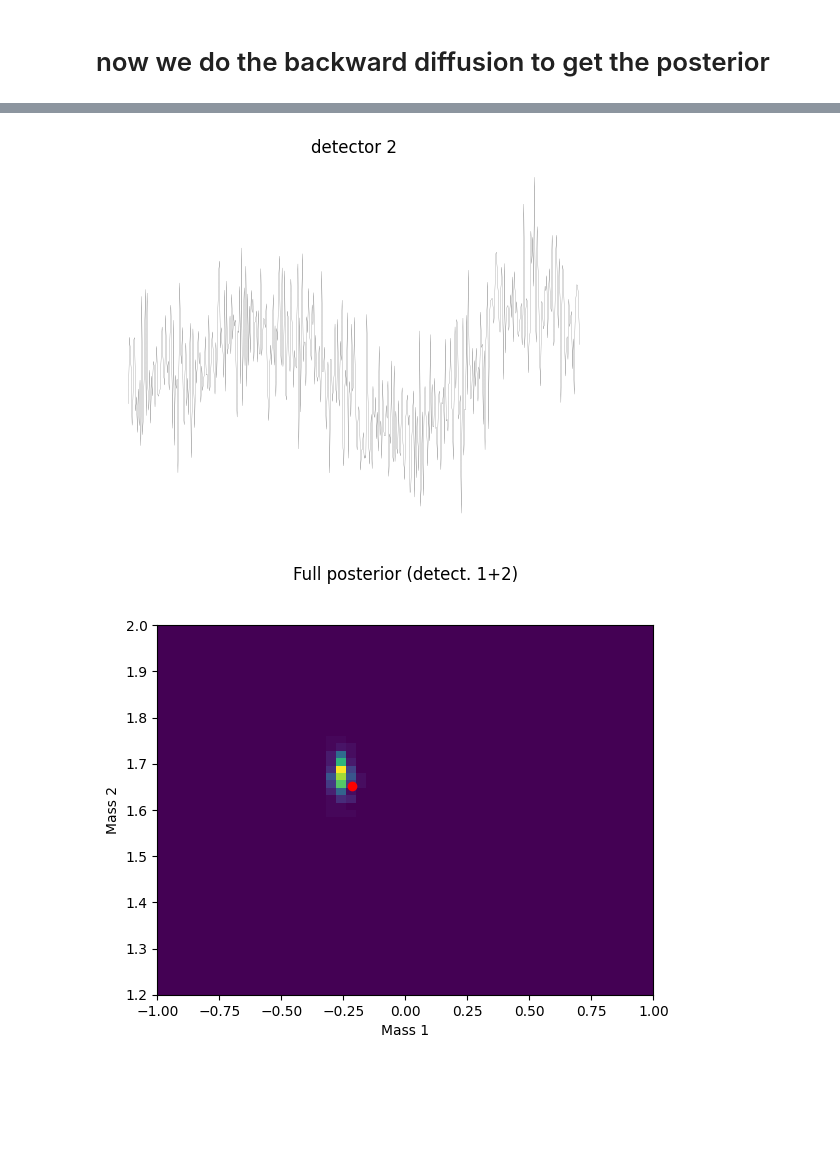
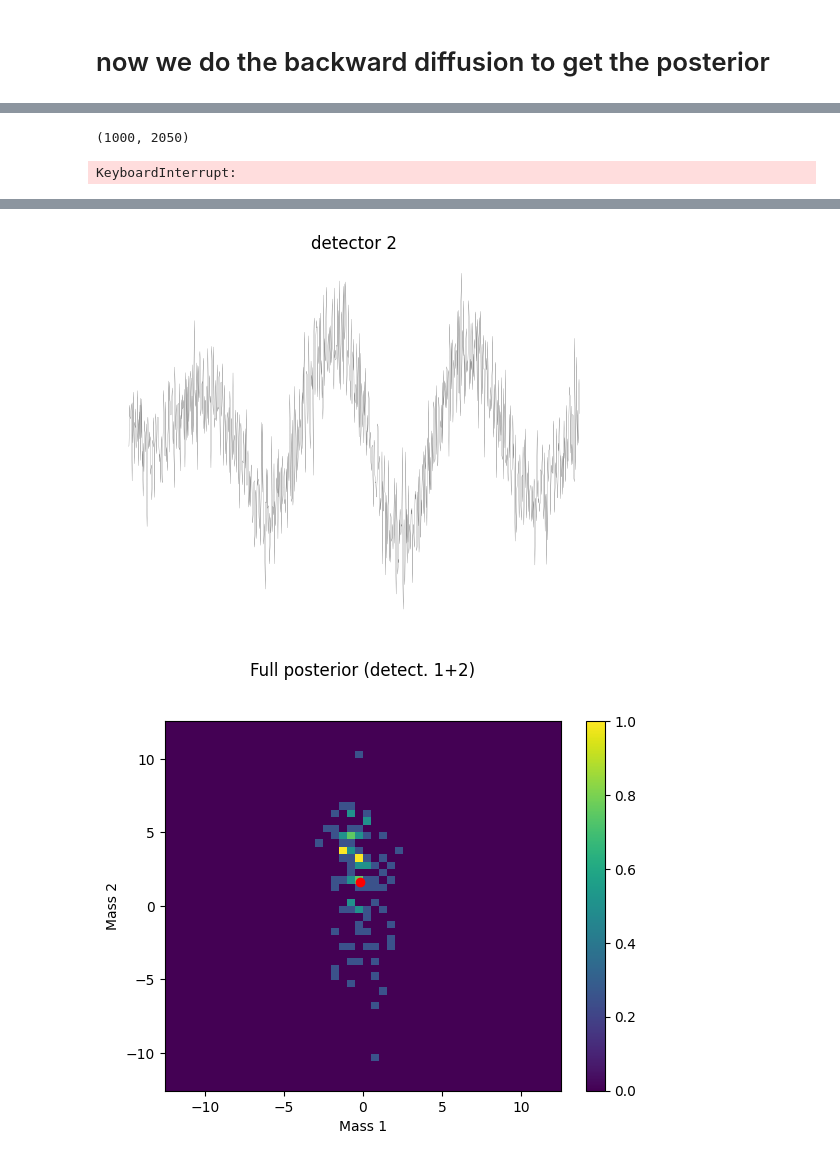
Before and after one commit to aurelio-amerio/simformer, a Jupyter notebook: test_basemodel.ipynb, the cells around one changed output, grey strips where cells are left out. Cells and saved outputs as stored; diff of their text form; code cells hidden in the pictures; blank space fills up the shorter version.

```diff
--- a/test_basemodel.ipynb
+++ b/test_basemodel.ipynb
@@ -286,8 +287,8 @@ KeyboardInterrupt:
 # %%
 params = jax.tree_map(lambda x: x[0], replicated_params)
 # %%
-jnp.save("only_post_params.pt", params)
-# params = jnp.load("only_post_params.pt.npy", allow_pickle=True).item()
+#jnp.save("only_post_params.pt", params)
+params = jnp.load("only_post_params.pt.npy", allow_pickle=True).item()
 # %%
 end_mean = sde.marginal_mean(jnp.array(1.0))[None, ...]
 end_mean = jax.device_put(end_mean, jax.devices()[0])
@@ -336,11 +337,11 @@ nobs = 100
 
 rng = jax.random.PRNGKey(420)
 rng, key = jax.random.split(rng)
-x1 = np.linspace(0, 2*np.pi, npoints).reshape(1,-1)
-x2 = np.linspace(0, 2*np.pi, npoints).reshape(1,-1)
+x1 = np.linspace(0, 4*np.pi, npoints).reshape(1,-1)
+x2 = np.linspace(0, 4*np.pi, npoints).reshape(1,-1)
 thetas_test = jax.random.normal(key, (nobs,2))+0.2
-noise1 = jax.random.normal(key, (nobs,npoints))*0.2
-noise2 = jax.random.normal(key, (nobs,npoints))*0.5
+noise1 = jax.random.normal(key, (nobs,npoints))*0.3
+noise2 = jax.random.normal(key, (nobs,npoints))*0.3
 
 xs1 = wavefun(thetas_test[:,0:1], thetas_test[:,1:2],x1) + noise1
 xs2 = wavefun(thetas_test[:,0:1], thetas_test[:,1:2],x2) + noise2
@@ -371,10 +372,16 @@ Array([-0.418,  1.453], dtype=float32)
 # %%
-sample = sample_fn(jax.random.PRNGKey(0), (500,), node_id, condition_mask, x_o)
+sample = jnp.concatenate([sample_fn(jax.random.PRNGKey(0), (100,), node_id, condition_mask, x_o) for i in range(10)],axis=0)
+# %%
+sample.shape
+# %% [output]
+(1000, 2050)
 # %%
 x_o_dict = unravel(x_o)
 # %%
-sample_partial1 = sample_fn(jax.random.PRNGKey(1), (500,), node_id, condition_mask, x_o, edge_mask=edge_mask1)
-sample_partial2 = sample_fn(jax.random.PRNGKey(2), (500,), node_id, condition_mask, x_o, edge_mask=edge_mask2)
+sample_partial1 = jnp.concatenate([sample_fn(jax.random.PRNGKey(1), (100,), node_id, condition_mask, x_o, edge_mask=edge_mask1) for i in range(10)],axis=0)
+sample_partial2 = jnp.concatenate([sample_fn(jax.random.PRNGKey(2), (100,), node_id, condition_mask, x_o, edge_mask=edge_mask2) for i in range(10)],axis=0)
+# %% [output]
+KeyboardInterrupt:
 # %%
 sample = jax.device_put(sample, jax.devices("gpu")[0])
 sample_partial1 = jax.device_put(sample_partial1, jax.devices("gpu")[0])
@@ -391,8 +398,10 @@ import matplotlib.gridspec as gridspec
 # bins1 = np.linspace(-np.pi, np.pi, 101)
 # bins2 = np.linspace(0, np.pi, 101)
 
-xlim = [-1,1]
-ylim=[1.2,2.0]
+#xlim = [-1,1]
+#ylim=[1.2,2.0]
+xlim = [-4*np.pi,4*np.pi]
+ylim=[-4*np.pi,4*np.pi]
 
 bins1 = np.linspace(*xlim, 51)
 bins2 = np.linspace(*ylim, 51)
@@ -409,8 +418,9 @@ plt.axis("off")
 plt.show()
 
 
-plt.hist2d(thetas_sampled[:, 0], thetas_sampled[:, 1], bins=[bins1,bins2], density=True)
+plt.hist2d(thetas_sampled[:, 0], thetas_sampled[:, 1], bins=[bins1,bins2], density=False)
 plt.scatter(theta_true[:,0], theta_true[:,1], color="red")
+plt.colorbar()
 # ax1.scatter(theta_true[:,0], theta_true[:,1], color="red")
 plt.title("Full posterior (detect. 1+2)", y=1.1)
 plt.xlabel("Mass 1")
@@ -422,7 +432,7 @@ plt.ylim(ylim)
 plt.show()
 
 
-plt.hist2d(thetas_partial1[:, 0], thetas_partial1[:, 1], bins=[bins1,bins2], density=True)
+plt.hist2d(thetas_partial1[:, 0], thetas_partial1[:, 1], bins=[bins1,bins2], density=False)
 plt.scatter(theta_true[:,0], theta_true[:,1], color="red")
 plt.xlabel("Mass 1")
 plt.ylabel("Mass 2")
@@ -434,7 +444,7 @@ plt.ylim(ylim)
 plt.show()
 
 
-plt.hist2d(thetas_partial2[:, 0], thetas_partial2[:, 1], bins=[bins1,bins2], density=True)
+plt.hist2d(thetas_partial2[:, 0], thetas_partial2[:, 1], bins=[bins1,bins2], density=False)
 plt.scatter(theta_true[:,0], theta_true[:,1], color="red")
 plt.xlabel("Mass 1")
 plt.ylabel("Mass 2")
@@ -449,2 +459,2 @@ plt.show()
-[figure, old version]
+[figure, new version]
-[figure, old version]
+[figure, new version]
```
Also changed, not shown: parts of 4 cells of this notebook, 2 other files.
